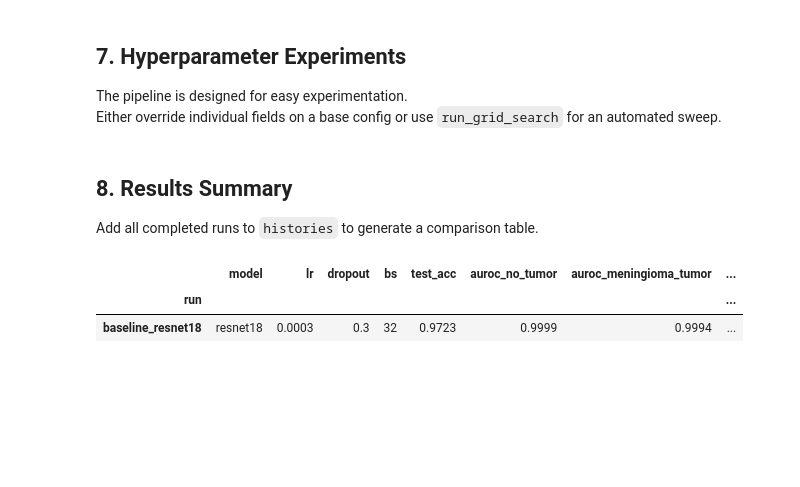
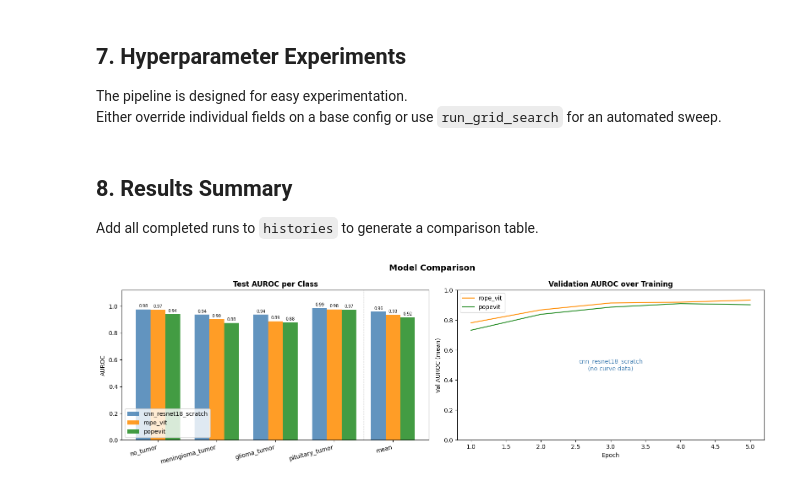
Before and after one commit to Fabbuch/aml2026-group-09, a Jupyter notebook: training_pipeline.ipynb, the cells around one changed output. Cells and saved outputs as stored; diff of their text form; code cells hidden in the pictures; blank space fills up the shorter version.

Commit message:
test runs with 5 epochs

```diff
--- a/training_pipeline.ipynb
+++ b/training_pipeline.ipynb
@@ -727,6 +798,7 @@ cnn_cfg = TrainingConfig(
     dropout       = 0.3,
     warmup_epochs = 3,
     seed          = 42,
+    epochs        = 5,
 )
 # %%
 history_cnn = load_or_train(cnn_cfg)
@@ -755,6 +828,7 @@ rope_vit_cfg = TrainingConfig(
     vit_mlp_dim = 1024,
     patch_size  = 16,
     seed       = 42,
+    epochs        = 5,
 )
 # %%
 history_rope_vit = load_or_train(rope_vit_cfg)
@@ -777,6 +890,7 @@ popevit_cfg = TrainingConfig(
     vit_mlp_dim = 1024,
     patch_size  = 16,
     seed       = 42,
+    epochs        = 5,
 )
 # %%
 history_popevit = load_or_train(popevit_cfg)
@@ -845,9 +997,7 @@ def run_grid_search(
 ## 8. Results Summary
 
 Add all completed runs to `histories` to generate a comparison table.
-# %%
-summarise_runs([history_cnn, history_rope_vit, history_popevit])
-# %% [output]
-|  | model | lr | dropout | bs | test_acc | auroc_no_tumor | auroc_meningioma_tumor | ... |
-| run |  |  |  |  |  |  |  | ... |
-| baseline_resnet18 | resnet18 | 0.0003 | 0.3 | 32 | 0.9723 | 0.9999 | 0.9994 | ... |
+# %%
+plot_model_comparison([history_cnn, history_rope_vit, history_popevit])
+# %% [output]
+[figure, added]
```
Also changed, not shown: parts of 11 cells of this notebook, 3 other files.
